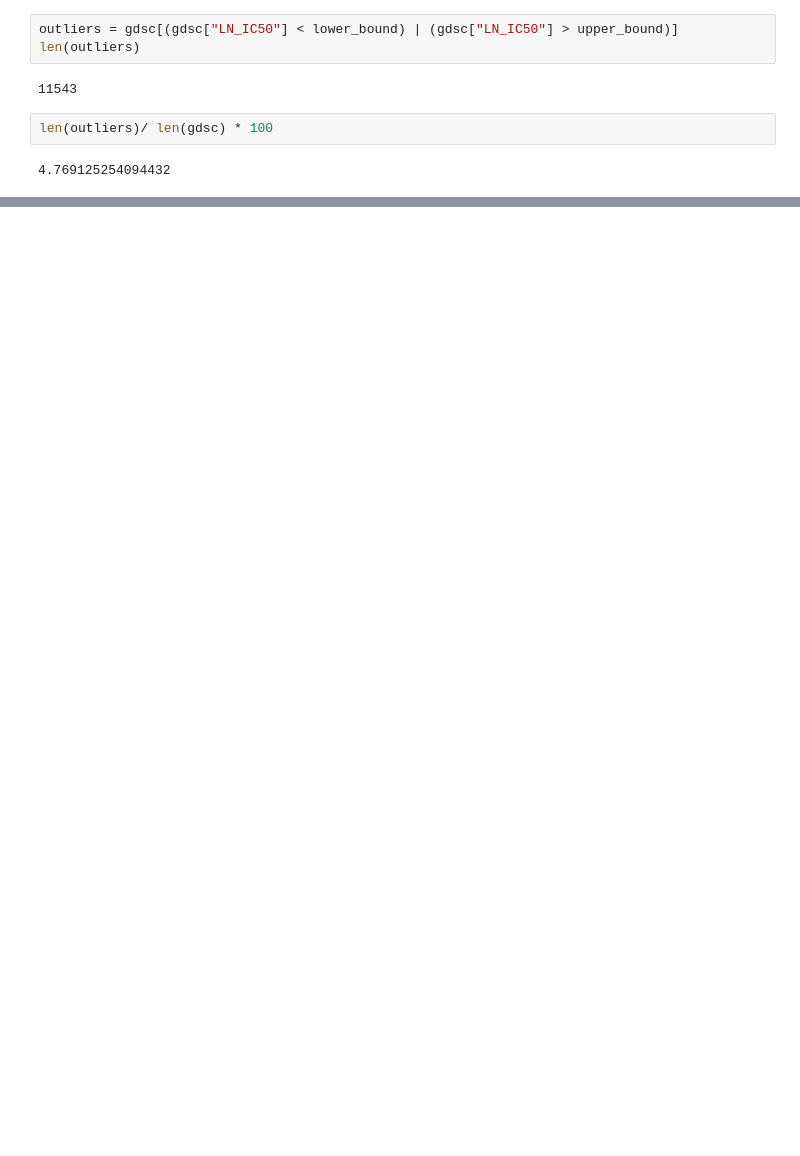
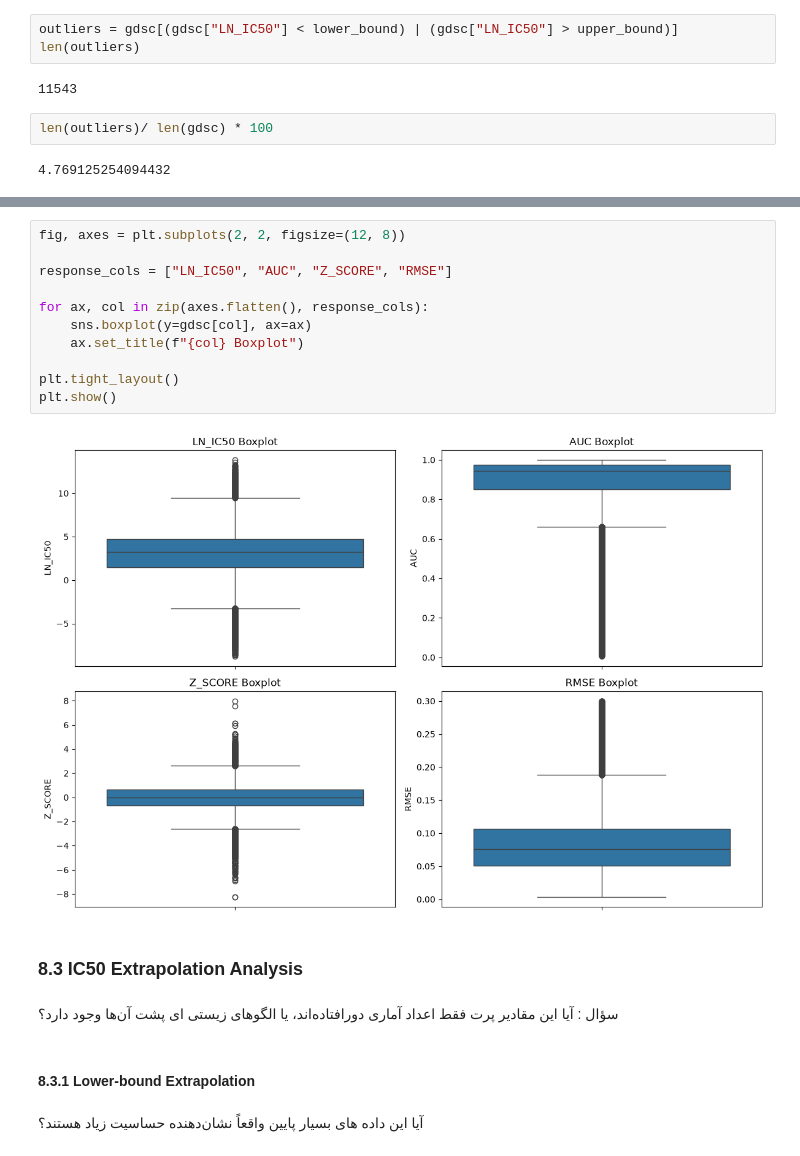
Before and after one commit to ReyhaNexus/GDSC2-drug-response_EDA, a Jupyter notebook: drug_response.ipynb, the cells around one changed output, grey strips where cells are left out. Cells and saved outputs as stored; diff of their text form; blank space fills up the shorter version.

```diff
--- a/drug_response.ipynb
+++ b/drug_response.ipynb
@@ -669,0 +982,21 @@ len(outliers)/ len(gdsc) * 100
+# %%
+fig, axes = plt.subplots(2, 2, figsize=(12, 8))
+
+response_cols = ["LN_IC50", "AUC", "Z_SCORE", "RMSE"]
+
+for ax, col in zip(axes.flatten(), response_cols):
+    sns.boxplot(y=gdsc[col], ax=ax)
+    ax.set_title(f"{col} Boxplot")
+
+plt.tight_layout()
+plt.show()
+# %% [output]
+[figure, added]
+# %% [markdown]
+### 8.3 IC50 Extrapolation Analysis
+# %% [markdown]
+سؤال : آیا این مقادیر پرت فقط اعداد آماری دورافتاده‌اند، یا الگوهای زیستی ای پشت آن‌ها وجود دارد؟
+# %% [markdown]
+#### 8.3.1 Lower-bound Extrapolation
+# %% [markdown]
+آیا این داده های بسیار پایین واقعاً نشان‌دهنده حساسیت زیاد هستند؟
```
Also changed, not shown: parts of 134 cells of this notebook.
